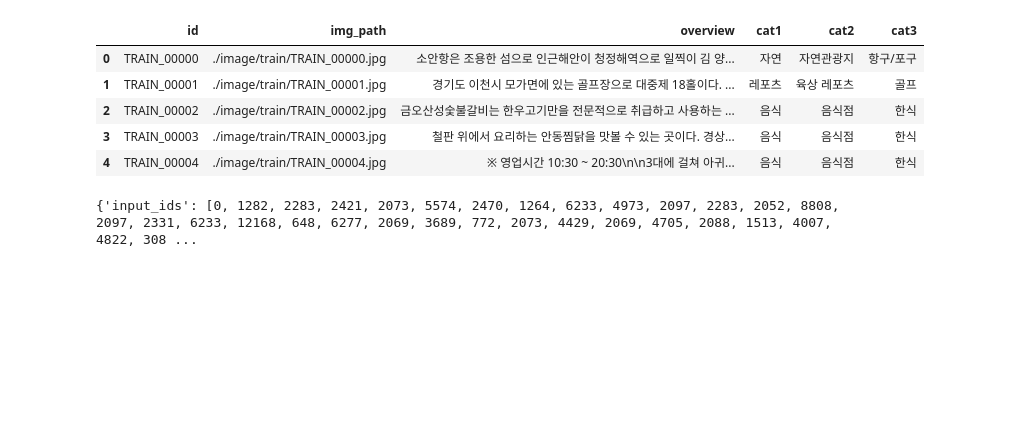
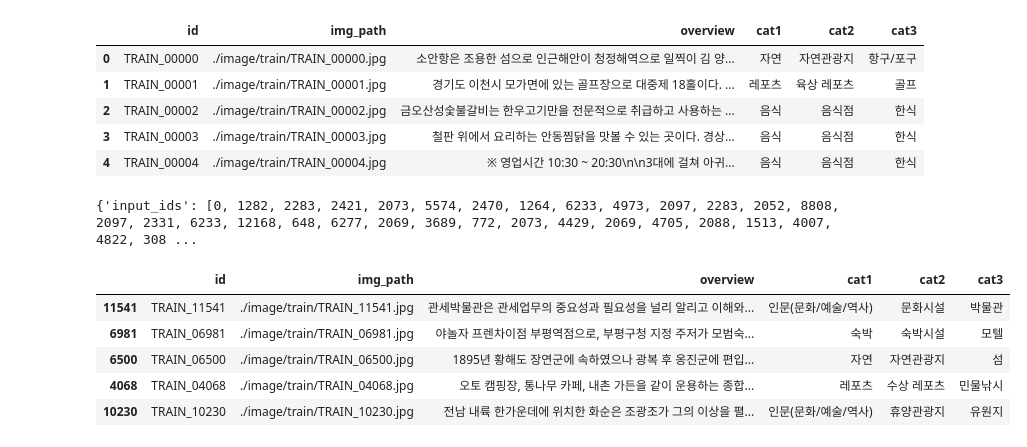
Before and after one commit to raki-1203/2022_Tourism_Data_AI_Contest, a Jupyter notebook: EDA.ipynb, the cells around one changed output. Cells and saved outputs as stored; diff of their text form; code cells hidden in the pictures; blank space fills up the shorter version.

```diff
--- a/EDA.ipynb
+++ b/EDA.ipynb
@@ -182,3 +182,12 @@ tokenizer(train_df['overview'][0],
           padding='max_length')
 # %% [output]
 {'input_ids': [0, 1282, 2283, 2421, 2073, 5574, 2470, 1264, 6233, 4973, 2097, 2283, 2052, 8808, 2097, 2331, 6233, 12168, 648, 6277, 2069, 3689, 772, 2073, 4429, 2069, 4705, 2088, 1513, 4007, 4822, 308 ...
+# %%
+train_df.sample(5)
+# %% [output]
+|  | id | img_path | overview | cat1 | cat2 | cat3 |
+| 11541 | TRAIN_11541 | ./image/train/TRAIN_11541.jpg | 관세박물관은 관세업무의 중요성과 필요성을 널리 알리고 이해와... | 인문(문화/예술/역사) | 문화시설 | 박물관 |
+| 6981 | TRAIN_06981 | ./image/train/TRAIN_06981.jpg | 야놀자 프렌차이점 부평역점으로, 부평구청 지정 주저가 모범숙... | 숙박 | 숙박시설 | 모텔 |
+| 6500 | TRAIN_06500 | ./image/train/TRAIN_06500.jpg | 1895년 황해도 장연군에 속하였으나 광복 후 옹진군에 편입... | 자연 | 자연관광지 | 섬 |
+| 4068 | TRAIN_04068 | ./image/train/TRAIN_04068.jpg | 오토 캠핑장, 통나무 카페, 내촌 가든을 같이 운용하는 종합... | 레포츠 | 수상 레포츠 | 민물낚시 |
+| 10230 | TRAIN_10230 | ./image/train/TRAIN_10230.jpg | 전남 내륙 한가운데에 위치한 화순은 조광조가 그의 이상을 펼... | 인문(문화/예술/역사) | 휴양관광지 | 유원지 |
```
Also changed, not shown: parts of 2 cells of this notebook, 8 other files.
